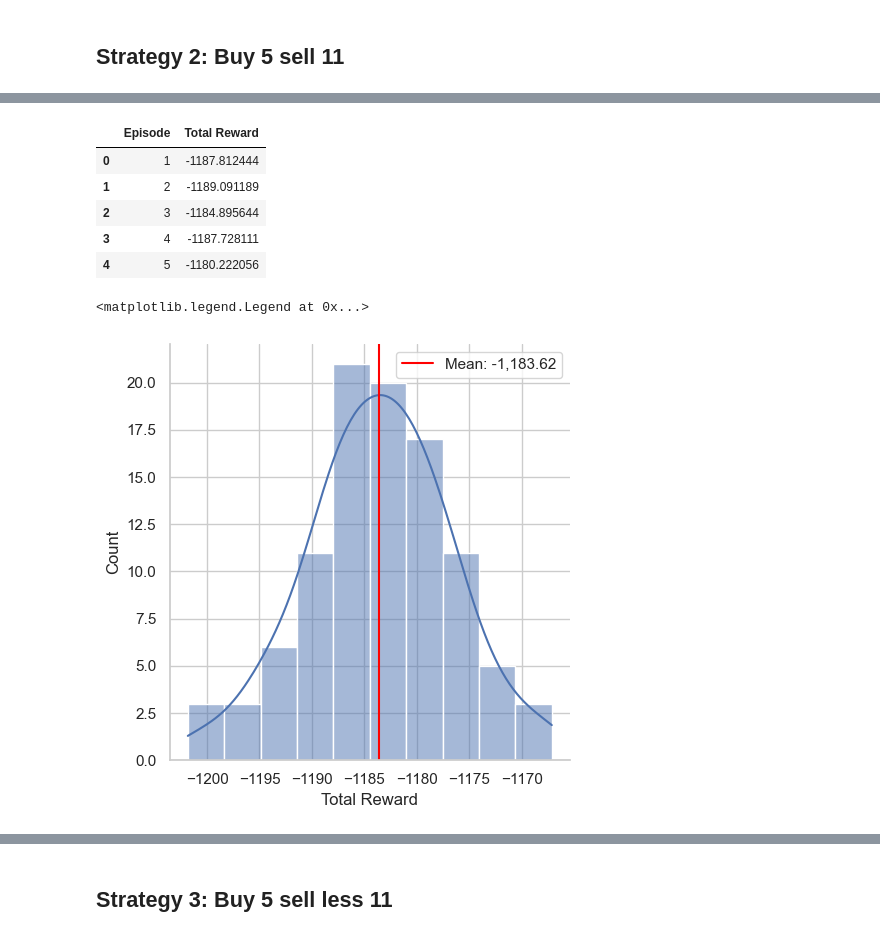
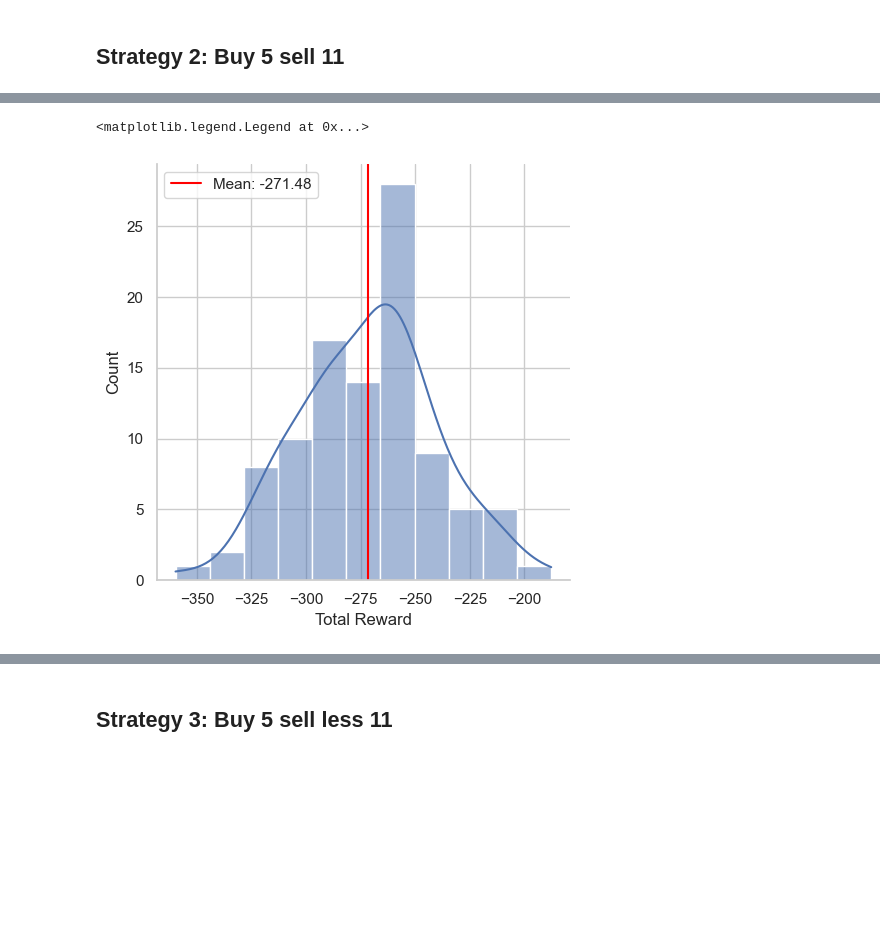
Before and after one commit to rnambaa/project-reinforcement-learning, a Jupyter notebook: main.ipynb, the cells around one changed output, grey strips where cells are left out. Cells and saved outputs as stored; diff of their text form; code cells hidden in the pictures; blank space fills up the shorter version.

```diff
--- a/main.ipynb
+++ b/main.ipynb
@@ -178,45 +151,37 @@ battery_level: 5
 env = SmartGridBatteryEnv(train_data_melted)
 
 # strategy: always charge at hour 5 and sell at hour 11
 
 log = []
 
 for episode in range(EPISODES):
     state = env.reset()  # Reset the environment for the new episode
     done = False
     total_reward = 0
 
     while not done:
         state = env.state
         battery_level, hour, price, weekday = state
         # buy
         if hour == 5:
             action = 10
         # sell
         elif hour == 11:
-            action = 3
+            action = 0
         else:
             action = 5
 
         next_state, reward, done, _ = env.step(action)  # Take the action
         total_reward += reward  # Update the total reward
 
     log.append({"Episode": episode + 1, "Total Reward": total_reward})
 
 env.close()
 log = pd.DataFrame(log)
-log.head()
+
+sns.displot(data=log, x="Total Reward", kde=True)
+plt.axvline(log["Total Reward"].mean(), color='red', label=f"Mean: {format(log['Total Reward'].mean(), ',.2f')}")
+plt.legend()
 # %% [output]
-|  | Episode | Total Reward |
-| 0 | 1 | -1187.812444 |
-| 1 | 2 | -1189.091189 |
-| 2 | 3 | -1184.895644 |
-| 3 | 4 | -1187.728111 |
-| 4 | 5 | -1180.222056 |
+<matplotlib.legend.Legend at 0x...>
+[figure, added]
-# %%
-sns.displot(data=log, x="Total Reward", kde=True)
-plt.axvline(log["Total Reward"].mean(), color='red', label=f"Mean: {format(log['Total Reward'].mean(), ',.2f')}")
-plt.legend()
-# %% [output]
-<matplotlib.legend.Legend at 0x...>
-[figure, removed]
```
Also changed, not shown: parts of 11 cells of this notebook, 2 other files.
